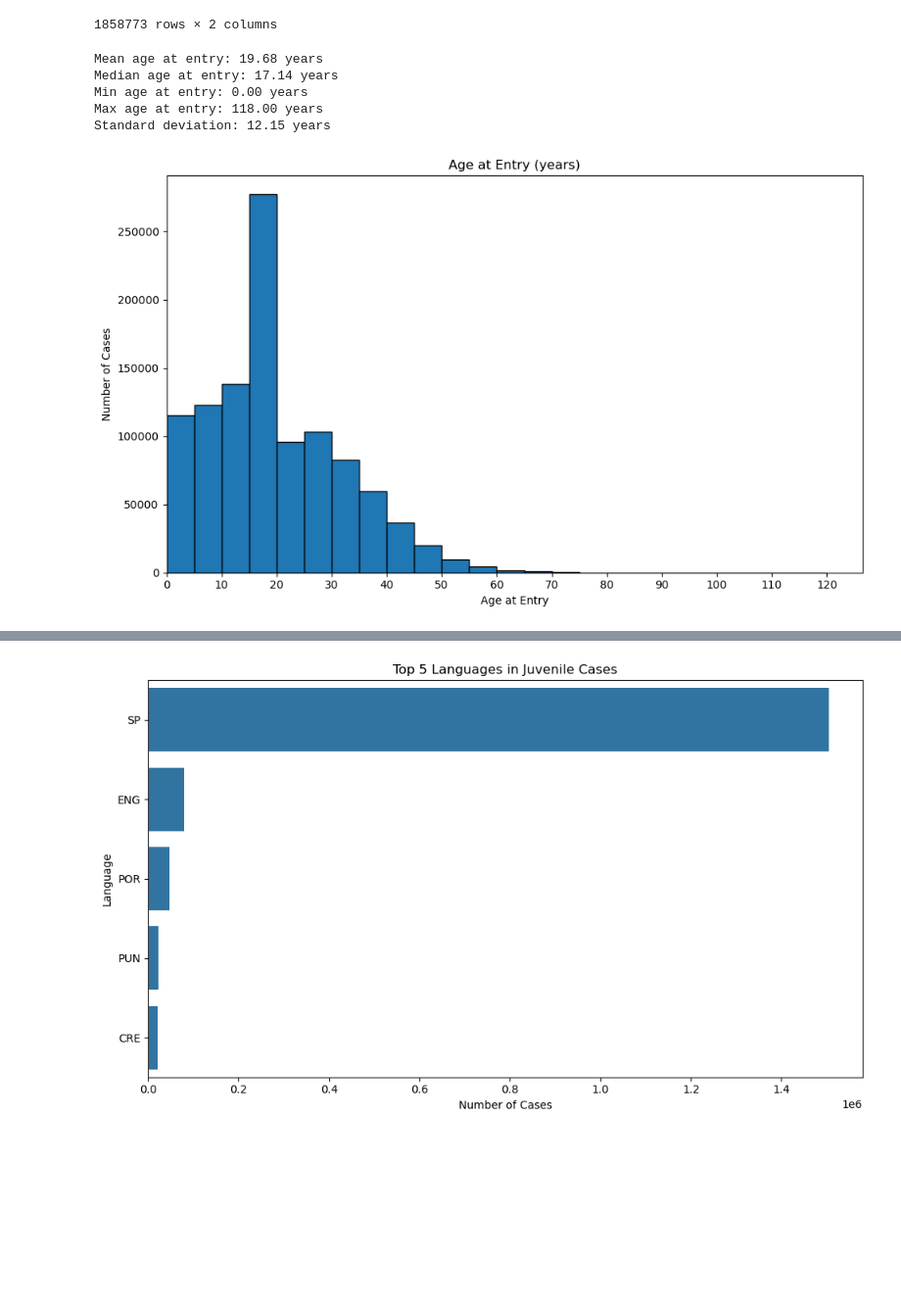
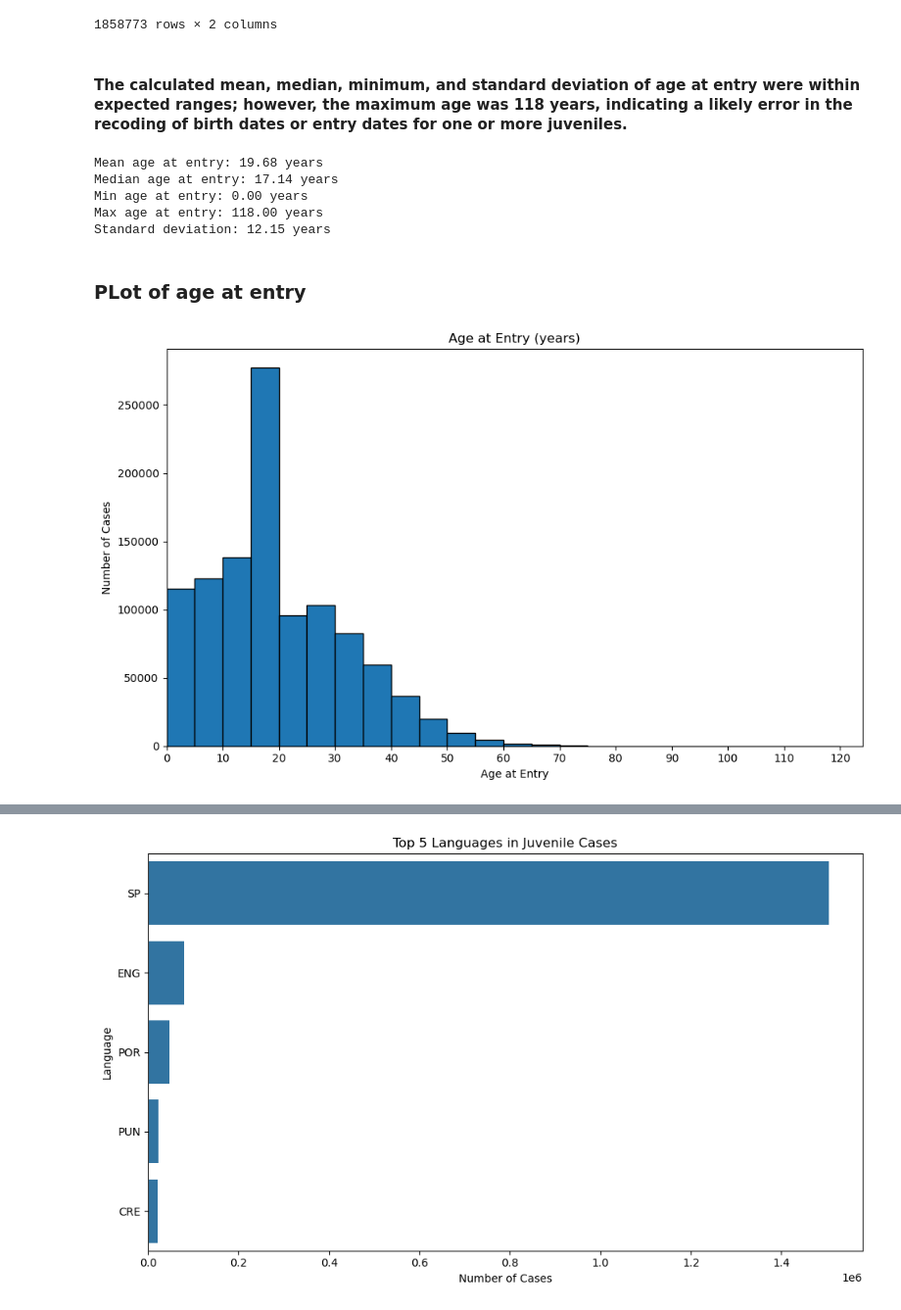
Before and after one commit to MIT-Emerging-Talent/ET6-CDSP-group-19-repo, a Jupyter notebook: 3_data_exploration/notebooks/03_eda_juvenile_cases.ipynb, the cells around one changed output, grey strips where cells are left out. Shown at 98% size. Cells and saved outputs as stored; diff of their text form; code cells hidden in the pictures; blank space fills up the shorter version.

```diff
--- a/3_data_exploration/notebooks/03_eda_juvenile_cases.ipynb
+++ b/3_data_exploration/notebooks/03_eda_juvenile_cases.ipynb
@@ -410,4 +378,6 @@ cases[["DATE_OF_ENTRY", "C_BIRTHDATE"]]
 | 1858771 | 2023-04-23 | 1993-03-01 |
 | 1858772 | NaT | 1987-08-01 |
 1858773 rows × 2 columns
+# %% [markdown]
+#### The calculated mean, median, minimum, and standard deviation of age at entry were within expected ranges; however, the maximum age was 118 years, indicating a likely error in the recoding of birth dates or entry dates for one or more juveniles.
 # %%
@@ -437,36 +409,37 @@ Median age at entry: 17.14 years
 Min age at entry: 0.00 years
 Max age at entry: 118.00 years
 Standard deviation: 12.15 years
+# %% [markdown]
+### PLot of age at entry
 # %%
 import numpy as np
 import matplotlib.pyplot as plt
-import matplotlib.pyplot as plt
 
-# Calculate age at entry (in years)
-age_at_entry = (cases["DATE_OF_ENTRY"] - cases["C_BIRTHDATE"]).dt.days / 365.25
-
-# Clean data
-age_at_entry_clean = age_at_entry.dropna()
-age_at_entry_clean = age_at_entry_clean[age_at_entry_clean > 0]
-
+# Ensure dates are valid and calculate AGE_AT_ENTRY
+df_cleaned = cases.dropna(subset=["C_BIRTHDATE", "DATE_OF_ENTRY"]).copy()
+df_cleaned["AGE_AT_ENTRY"] = (
+    df_cleaned["DATE_OF_ENTRY"] - df_cleaned["C_BIRTHDATE"]
+).dt.days / 365.25
+# df_cleaned = df_cleaned[df_cleaned["AGE_AT_ENTRY"] < 21]
+df_cleaned_error = df_cleaned[df_cleaned["AGE_AT_ENTRY"] > 0]
 # Define bins
 step = 5
-max_age = age_at_entry_clean.max()
-bins = np.arange(-10, np.ceil(max_age) + step, step)
+max_age = df_cleaned["AGE_AT_ENTRY"].max()
+bins = np.arange(0, np.ceil(max_age) + step, step)
 
-# Plot
+# Plot histogram
 plt.figure(figsize=(10, 6))
-plt.hist(age_at_entry_clean, bins=bins, edgecolor="black")
+# plt.hist(df_cleaned["AGE_AT_ENTRY"], bins=bins, edgecolor="black")
+plt.hist(df_cleaned_error["AGE_AT_ENTRY"], bins=bins, edgecolor="black")
+# Customize x-axis ticks
+plt.xticks(np.arange(0, np.ceil(max_age) + step, 10))
 
-# Customize x-axis ticks
-plt.xticks(np.arange(0, np.ceil(max_age) + 10, 10))
-
-# Labels
+# Labels and formatting
 plt.title("Age at Entry (years)")
-plt.xlim(left=0)
 plt.xlabel("Age at Entry")
 plt.ylabel("Number of Cases")
+plt.xlim(0, np.ceil(max_age) + step)
 plt.tight_layout()
 plt.show()
 # %% [output]
-[figure, old version]
+[figure, new version]
```
Also changed, not shown: parts of 9 cells of this notebook.
